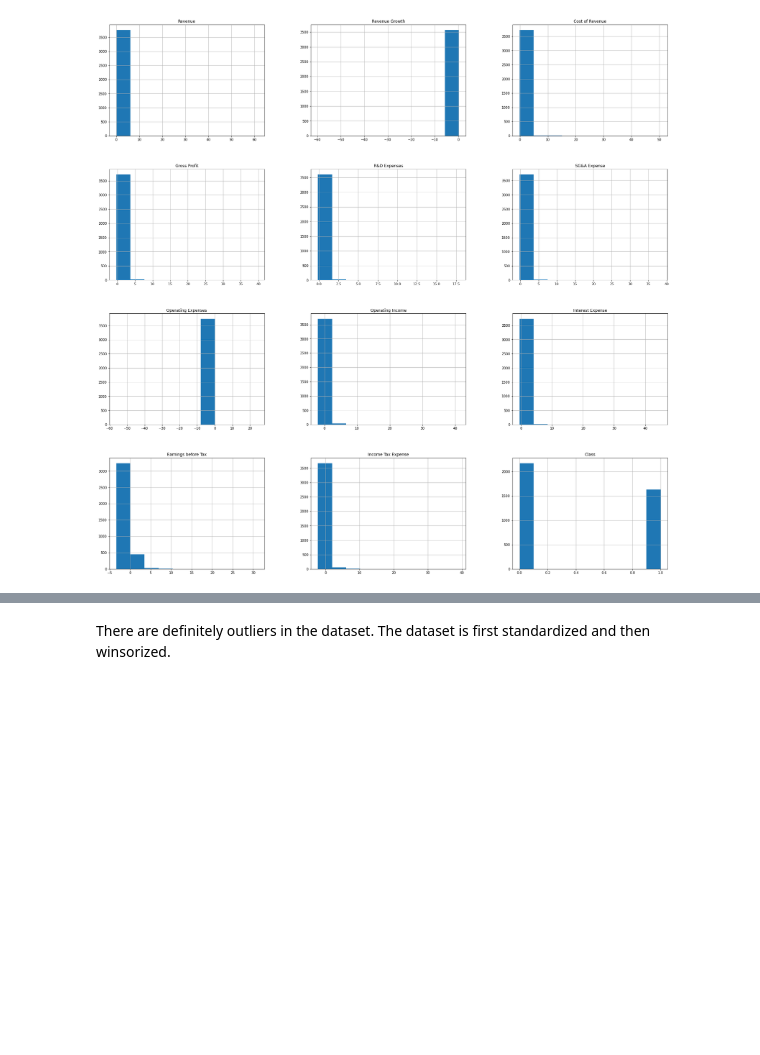
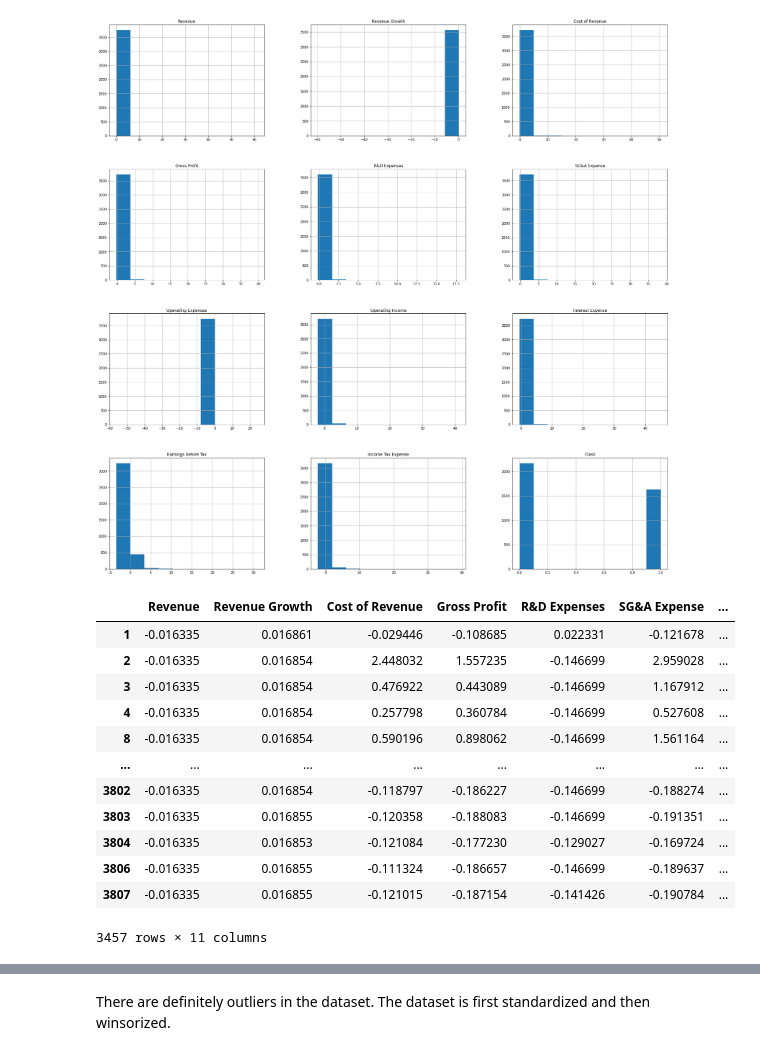
Before and after one commit to Nsmid/Machine-Learning-for-Finance, a Jupyter notebook: assignment 1/assignment1_group08_2021.ipynb, the cells around one changed output, grey strips where cells are left out. Saved outputs shown, nothing was run; the diff lists cells and outputs as text; code cells hidden in the pictures; blank space fills up the shorter version.

Commit message:
drop outliers

```diff
--- a/assignment 1/assignment1_group08_2021.ipynb
+++ b/assignment 1/assignment1_group08_2021.ipynb
@@ -186,0 +182,18 @@ def using_mstats(s):
+# %%
+df_drop_outliers=df_x2[(np.abs(df_x2)< 3).all(axis=1)]
+# %%
+df_drop_outliers
+# %% [output]
+|  | Revenue | Revenue Growth | Cost of Revenue | Gross Profit | R&D Expenses | SG&A Expense | ... |
+| 1 | -0.016335 | 0.016861 | -0.029446 | -0.108685 | 0.022331 | -0.121678 | ... |
+| 2 | -0.016335 | 0.016854 | 2.448032 | 1.557235 | -0.146699 | 2.959028 | ... |
+| 3 | -0.016335 | 0.016854 | 0.476922 | 0.443089 | -0.146699 | 1.167912 | ... |
+| 4 | -0.016335 | 0.016854 | 0.257798 | 0.360784 | -0.146699 | 0.527608 | ... |
+| 8 | -0.016335 | 0.016854 | 0.590196 | 0.898062 | -0.146699 | 1.561164 | ... |
+| ... | ... | ... | ... | ... | ... | ... | ... |
+| 3802 | -0.016335 | 0.016854 | -0.118797 | -0.186227 | -0.146699 | -0.188274 | ... |
+| 3803 | -0.016335 | 0.016855 | -0.120358 | -0.188083 | -0.146699 | -0.191351 | ... |
+| 3804 | -0.016335 | 0.016853 | -0.121084 | -0.177230 | -0.129027 | -0.169724 | ... |
+| 3806 | -0.016335 | 0.016855 | -0.111324 | -0.186657 | -0.146699 | -0.189637 | ... |
+| 3807 | -0.016335 | 0.016855 | -0.121015 | -0.187154 | -0.141426 | -0.190784 | ... |
+3457 rows × 11 columns
```
Also changed, not shown: parts of 41 cells of this notebook.
